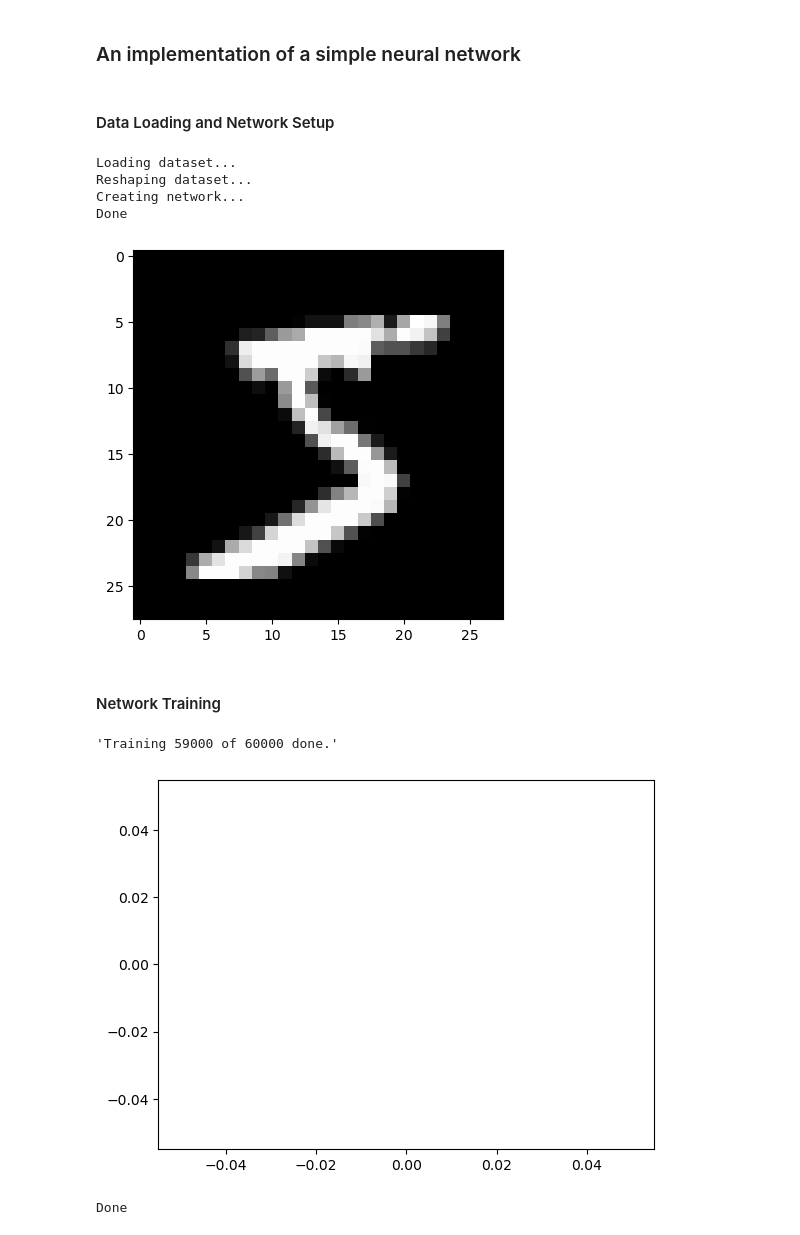
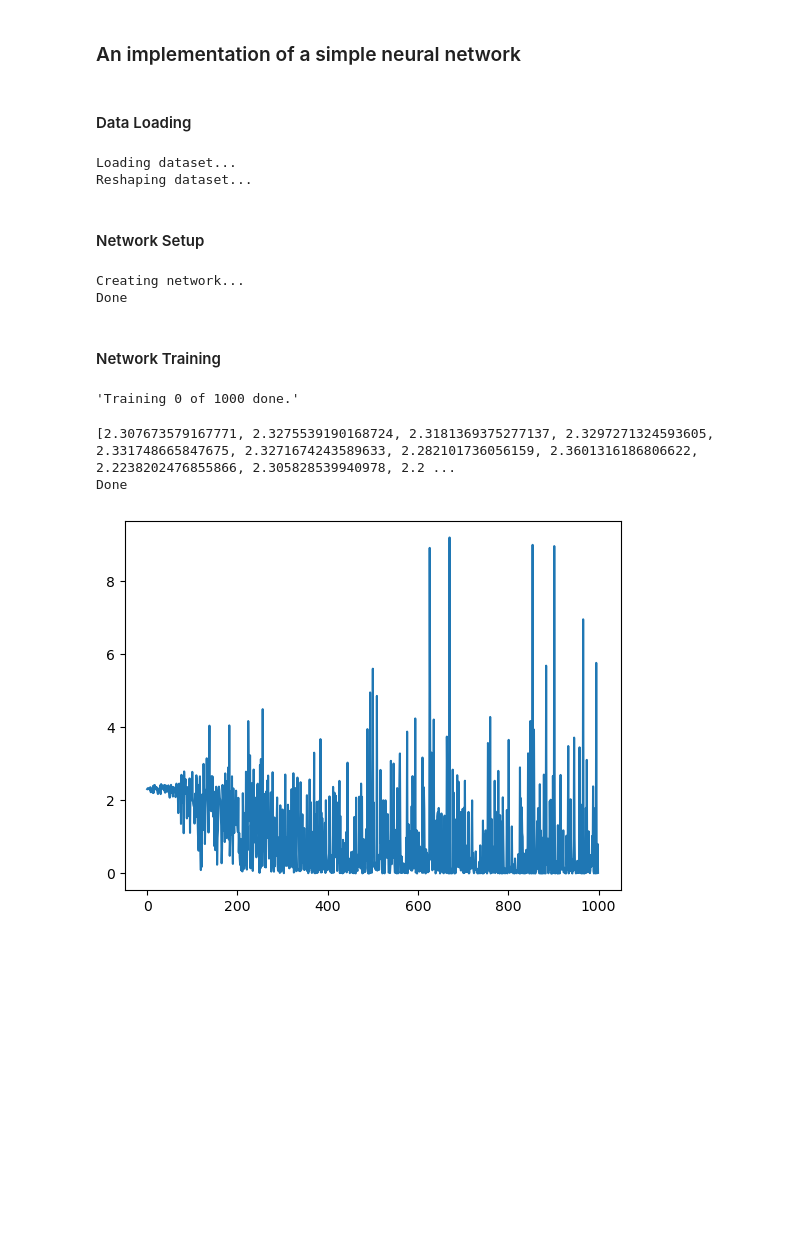
Before and after one commit to mario-ruoff/machine-learning-collection, a Jupyter notebook: neural_network.ipynb, the cells around one changed output. Cells and saved outputs as stored; diff of their text form; code cells hidden in the pictures; blank space fills up the shorter version.

Commit message:
Add test dataset

```diff
--- a/neural_network.ipynb
+++ b/neural_network.ipynb
@@ -1,7 +1,7 @@
 # %% [markdown]
 ### An implementation of a simple neural network
 # %% [markdown]
-#### Data Loading and Network Setup
+#### Data Loading
 # %%
 import numpy as np
 %matplotlib inline
@@ -12,19 +12,16 @@ from IPython.display import display, clear_output
 print("Loading dataset...")
 mnist_dataloader = MnistDataloader()
 (x_train, y_train), (x_test, y_test) = mnist_dataloader.load_data()
-x_train = np.array(x_train) # 60000 x 28 x 28
-y_train = np.array(y_train) # 60000
-x_test = np.array(x_test)   # 10000 x 28 x 28
-y_test = np.array(y_test)   # 10000
-
-# Show example image
-plt.imshow(x_train[0], cmap=plt.cm.gray)
+x_train_images = np.array(x_train[:1000]) # 60000 x 28 x 28
+y_train = np.array(y_train[:1000]) # 60000
+x_test_images = np.array(x_test[:1000])   # 10000 x 28 x 28
+y_test = np.array(y_test[:1000])   # 10000
 
 # Convert tensor to lower dimension and normalize
 print("Reshaping dataset...")
-x_train = x_train.reshape(x_train.shape[0], -1) # 60000 x 784
+x_train = x_train_images.reshape(x_train_images.shape[0], -1) # 60000 x 784
 x_train = x_train / 255.0
-x_test = x_test.reshape(x_test.shape[0], -1)    # 10000 x 784
+x_test = x_test_images.reshape(x_test_images.shape[0], -1)    # 10000 x 784
 x_test = x_test / 255.0
 
 # Apply one-hot-coding to labels
@@ -32,23 +29,24 @@ y_train_hot = np.zeros((y_train.size, 10))
 y_train_hot[np.arange(y_train.size), y_train] = 1   # 60000 x 10
 y_test_hot = np.zeros((y_test.size, 10))
 y_test_hot[np.arange(y_test.size), y_test] = 1      # 10000 x 10
-
-# Construct network
-print("Creating network...")
-hidden_neurons = 128
-output_neurons = 10
-learning_rate = 0.1
-weights_h = np.random.randn(x_train.shape[1], hidden_neurons) * 0.01  # 784 x 128
-biases_h = np.zeros(hidden_neurons)                                   # 128
-weights_o = np.random.randn(hidden_neurons, output_neurons) * 0.01    # 128 x 10
-biases_o = np.zeros(output_neurons)
-print("Done")
 # %% [output]
 Loading dataset...
 Reshaping dataset...
-Creating network...
-Done
-[figure, removed]
+# %% [markdown]
+#### Network Setup
+# %%
+# Construct network
+print("Creating network...")
+layer_1 = 128
+layer_2 = 10
+weights_1 = np.random.randn(x_train.shape[1], layer_1) * 0.01  # 784 x 128
+biases_1 = np.zeros(layer_1)                                   # 128
+weights_2 = np.random.randn(layer_1, layer_2) * 0.01    # 128 x 10
+biases_2 = np.zeros(layer_2)
+print("Done")
+# %% [output]
+Creating network...
+Done
 # %% [markdown]
 #### Network Training
 # %%
@@ -60,45 +58,47 @@ def relu(vector):
 # Derivative function of ReLU
 def relu_derivative(x):
     return (x > 0).astype(float)
 
 
 # Softmax activation function
 def softmax(vector):
     exp_vector = np.exp(vector)
     return exp_vector / np.sum(exp_vector)
 
 
 # Cross entropy loss function
 def ce_loss(output_vector, label_vector):
     return -np.sum(label_vector * np.log(output_vector))
 
 # Run network
+learning_rate = 0.05
 losses = []
 for index in range(x_train.shape[0]):
     if index % 1000 == 0:
         clear_output(wait=True)
         display(f"Training {index} of {x_train.shape[0]} done.")
 
     # Forward pass
-    hidden_output = relu(np.dot(x_train[index], weights_h) + biases_h)
-    output = softmax(np.dot(hidden_output, weights_o) + biases_o)
-    losses.append(ce_loss(output, y_train_hot[index]))
+    output_1 = relu(np.dot(x_train[index], weights_1) + biases_1)
+    output_2 = softmax(np.dot(output_1, weights_2) + biases_2)
+    losses.append(ce_loss(output_2, y_train_hot[index]))
 
     # Backward pass
-    # d_output = output - y_train_hot[index]  # Combined derivative of softmax and ce loss
-    # d_loss_weights_o = np.outer(hidden_output, d_output)
-    # d_output_h = np.dot(weights_o, d_output) * relu_derivative(hidden_output)
-    # d_loss_weights_h = np.outer(x_train[index], d_output_h)
+    d_output_2 = output_2 - y_train_hot[index]  # Combined derivative of softmax and ce loss
+    d_loss_weights_2 = np.outer(output_1, d_output_2)
+    d_output_1 = np.dot(weights_2, d_output_2) * relu_derivative(output_1)
+    d_loss_weights_1 = np.outer(x_train[index], d_output_1)
 
-    # weights_o -= learning_rate * d_loss_weights_o
-    # biases_o -= learning_rate * d_output
-    # weights_h -= learning_rate * d_loss_weights_h
-    # biases_h -= learning_rate * d_output_h
+    weights_2 -= learning_rate * d_loss_weights_2
+    biases_2 -= learning_rate * d_output_2
+    weights_1 -= learning_rate * d_loss_weights_1
+    biases_1 -= learning_rate * d_output_1
 
+print(losses)
 plt.plot(losses)
-plt.show()
 print("Done")
 # %% [output]
-'Training 59000 of 60000 done.'
+'Training 0 of 1000 done.'
+[2.307673579167771, 2.3275539190168724, 2.3181369375277137, 2.3297271324593605, 2.331748665847675, 2.3271674243589633, 2.282101736056159, 2.3601316186806622, 2.2238202476855866, 2.305828539940978, 2.2 ...
+Done
-[figure, old version]
+[figure, new version]
-Done
```
Also changed, not shown: parts of 4 cells of this notebook, 1 other file.
